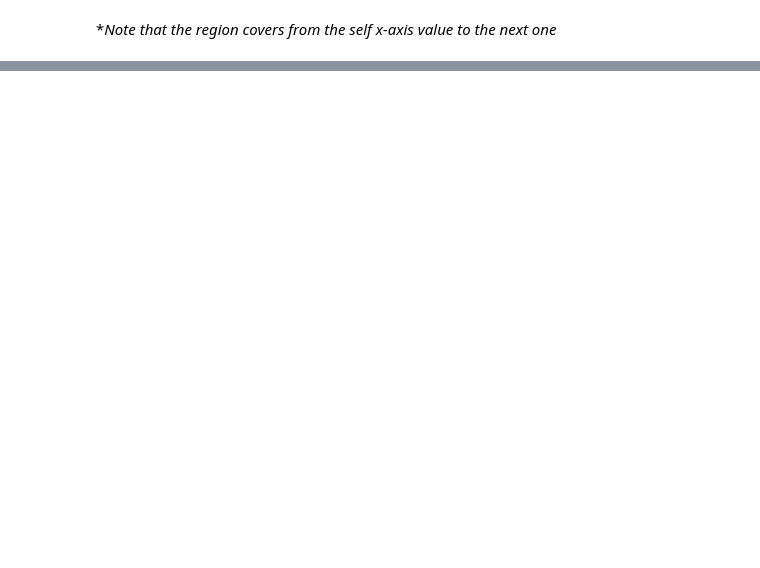
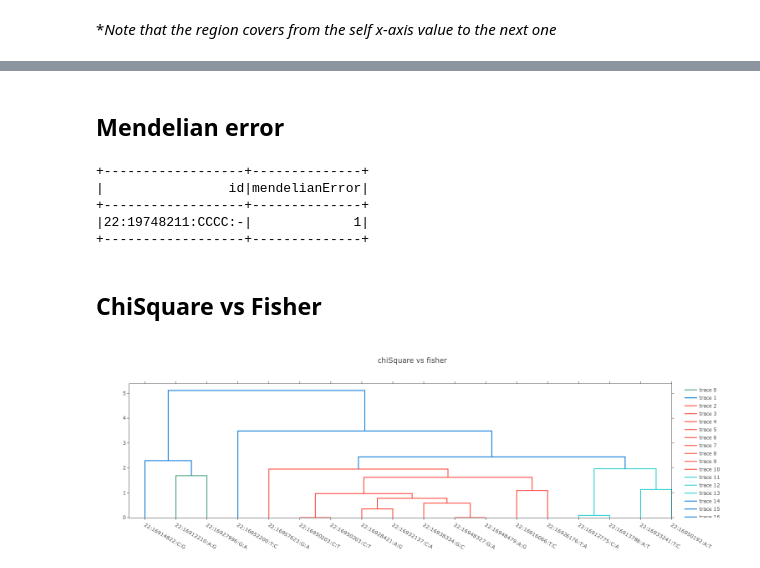
Before and after one commit to opencb/oskar, a Jupyter notebook: oskar-spark/src/main/python/notebooks/stats.ipynb, the cells around one changed output, grey strips where cells are left out. Drawn from its saved outputs; the diff is of its cells as text; code cells hidden in the pictures; blank space fills up the shorter version.

```diff
--- a/oskar-spark/src/main/python/notebooks/stats.ipynb
+++ b/oskar-spark/src/main/python/notebooks/stats.ipynb
@@ -195,0 +194,42 @@ py.iplot(data)
+# %% [markdown]
+## Mendelian error
+# %%
+oskar.mendel(df, "NA12877", "NA12878", "NA12879").select("id", "mendelianError").filter(col("mendelianError") != "0").show()
+# %% [output]
++------------------+--------------+
+|                id|mendelianError|
++------------------+--------------+
+|22:19748211:CCCC:-|             1|
++------------------+--------------+
+# %% [markdown]
+## ChiSquare vs Fisher
+# %%
+import numpy as np
+import plotly.offline as py
+import plotly.figure_factory as ff
+from plotly.offline import get_plotlyjs, init_notebook_mode
+
+init_notebook_mode(connected=True)
+
+statsDF = oskar.stats(df, studyId="hgvauser@platinum:illumina_platinum", missingAsReference=True)
+dfSLC = statsDF.filter(array_contains(genes("annotation"), "SLC9B1P4"))
+
+pandasFisher = oskar.fisher(dfSLC, "hgvauser@platinum:illumina_platinum", "KK").select("id", col("Fisher p-value").alias("fisher")).toPandas()
+pandasChiSquare = oskar.chiSquare(dfSLC, "hgvauser@platinum:illumina_platinum", "KK").select("id", col("ChiSquare p-value").alias("chiSquare")).toPandas()
+
+labels=pandasFisher["id"].tolist()
+
+dim = len(labels)
+X = np.zeros((dim, dim))
+for i in range(dim):
+    for j in range(i, dim):
+        X[i, j] = pandasFisher["fisher"][i] - pandasFisher["fisher"][j]
+for i in range(dim):
+    for j in range(i, dim):
+        X[j, i] = pandasChiSquare["chiSquare"][i] - pandasChiSquare["chiSquare"][j]
+
+fig = ff.create_dendrogram(X, labels=labels, color_threshold=2)
+fig['layout'].update({'width':1440, 'height':500, 'showlegend':True, "title":"chiSquare vs fisher"})
+py.iplot(fig, filename='dendrogram')
+# %% [output]
+[figure, added]
```
Also changed, not shown: parts of 15 cells of this notebook, 1 other file.
